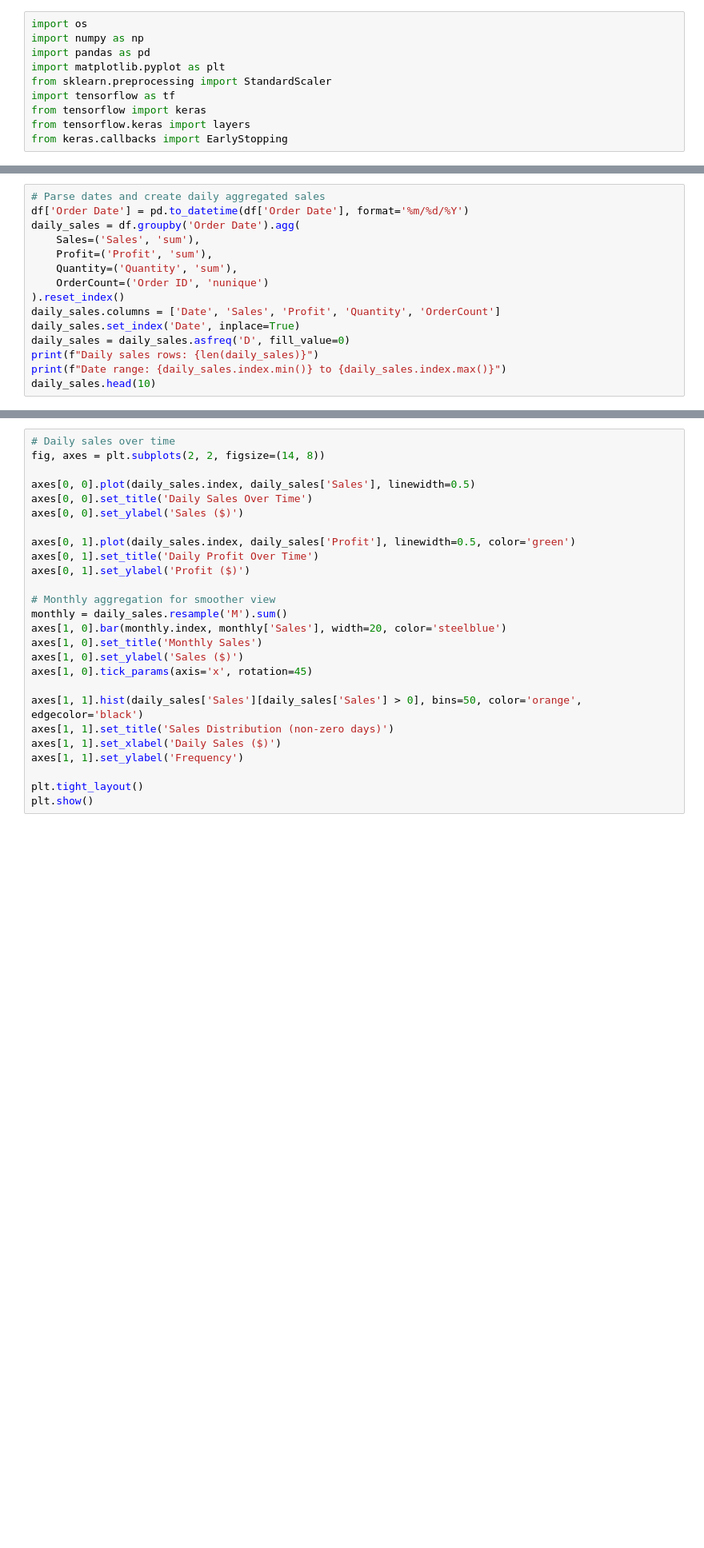
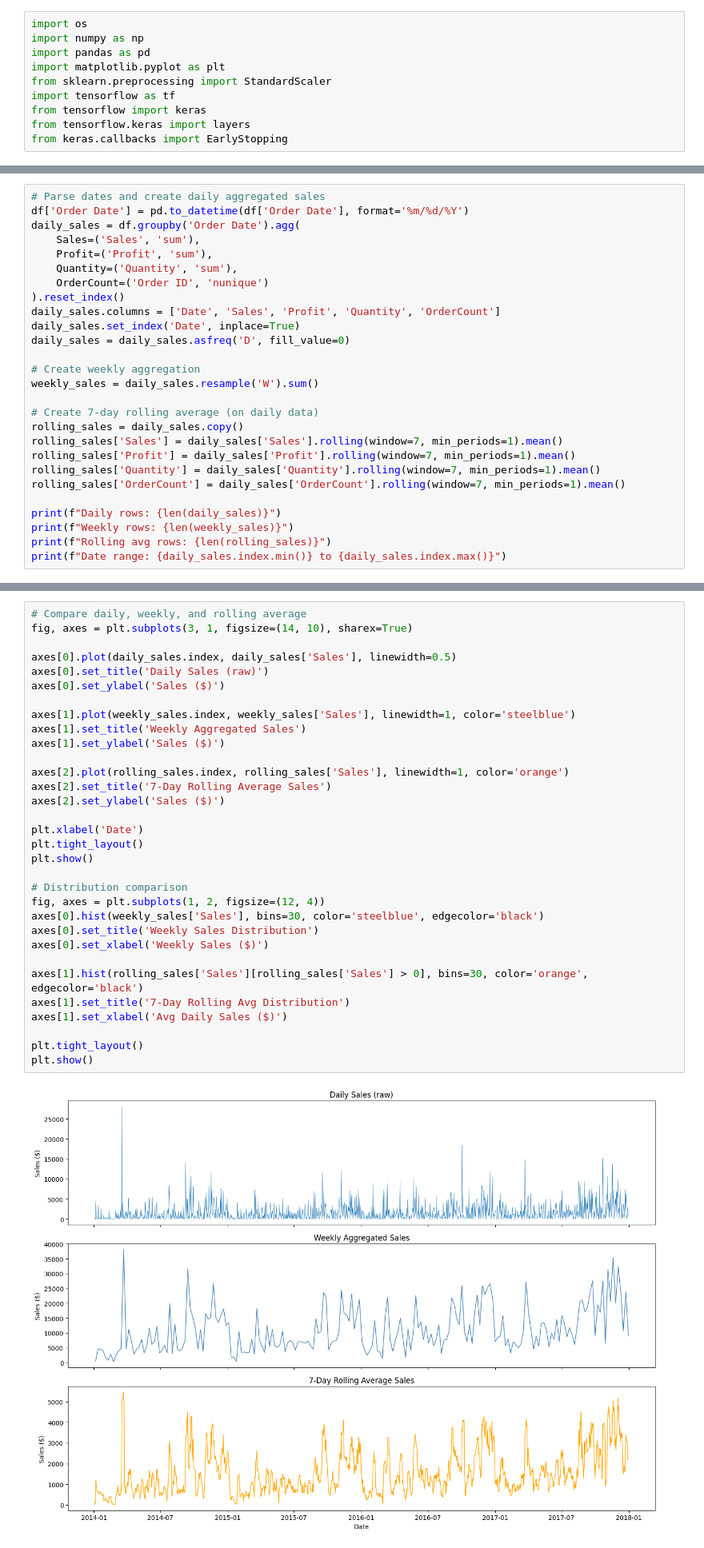
Before and after one commit to Fly1ngSpaghettiMonster/BILNHF, a Jupyter notebook: notebooks/sales_forecasting.ipynb, the cells around one changed output, grey strips where cells are left out. Shown at 80% size. Drawn from its saved outputs; the diff is of its cells as text; blank space fills up the shorter version.

```diff
--- a/notebooks/sales_forecasting.ipynb
+++ b/notebooks/sales_forecasting.ipynb
@@ -34,6 +68,18 @@ daily_sales = df.groupby('Order Date').agg(
 daily_sales.columns = ['Date', 'Sales', 'Profit', 'Quantity', 'OrderCount']
 daily_sales.set_index('Date', inplace=True)
 daily_sales = daily_sales.asfreq('D', fill_value=0)
-print(f"Daily sales rows: {len(daily_sales)}")
+
+# Create weekly aggregation
+weekly_sales = daily_sales.resample('W').sum()
+
+# Create 7-day rolling average (on daily data)
+rolling_sales = daily_sales.copy()
+rolling_sales['Sales'] = daily_sales['Sales'].rolling(window=7, min_periods=1).mean()
+rolling_sales['Profit'] = daily_sales['Profit'].rolling(window=7, min_periods=1).mean()
+rolling_sales['Quantity'] = daily_sales['Quantity'].rolling(window=7, min_periods=1).mean()
+rolling_sales['OrderCount'] = daily_sales['OrderCount'].rolling(window=7, min_periods=1).mean()
+
+print(f"Daily rows: {len(daily_sales)}")
+print(f"Weekly rows: {len(weekly_sales)}")
+print(f"Rolling avg rows: {len(rolling_sales)}")
 print(f"Date range: {daily_sales.index.min()} to {daily_sales.index.max()}")
-daily_sales.head(10)
@@ -42,26 +97,34 @@ daily_sales.head(10)
 # %%
-# Daily sales over time
-fig, axes = plt.subplots(2, 2, figsize=(14, 8))
+# Compare daily, weekly, and rolling average
+fig, axes = plt.subplots(3, 1, figsize=(14, 10), sharex=True)
 
-axes[0, 0].plot(daily_sales.index, daily_sales['Sales'], linewidth=0.5)
-axes[0, 0].set_title('Daily Sales Over Time')
-axes[0, 0].set_ylabel('Sales ($)')
+axes[0].plot(daily_sales.index, daily_sales['Sales'], linewidth=0.5)
+axes[0].set_title('Daily Sales (raw)')
+axes[0].set_ylabel('Sales ($)')
 
-axes[0, 1].plot(daily_sales.index, daily_sales['Profit'], linewidth=0.5, color='green')
-axes[0, 1].set_title('Daily Profit Over Time')
-axes[0, 1].set_ylabel('Profit ($)')
+axes[1].plot(weekly_sales.index, weekly_sales['Sales'], linewidth=1, color='steelblue')
+axes[1].set_title('Weekly Aggregated Sales')
+axes[1].set_ylabel('Sales ($)')
 
-# Monthly aggregation for smoother view
-monthly = daily_sales.resample('M').sum()
-axes[1, 0].bar(monthly.index, monthly['Sales'], width=20, color='steelblue')
-axes[1, 0].set_title('Monthly Sales')
-axes[1, 0].set_ylabel('Sales ($)')
-axes[1, 0].tick_params(axis='x', rotation=45)
+axes[2].plot(rolling_sales.index, rolling_sales['Sales'], linewidth=1, color='orange')
+axes[2].set_title('7-Day Rolling Average Sales')
+axes[2].set_ylabel('Sales ($)')
 
-axes[1, 1].hist(daily_sales['Sales'][daily_sales['Sales'] > 0], bins=50, color='orange', edgecolor='black')
-axes[1, 1].set_title('Sales Distribution (non-zero days)')
-axes[1, 1].set_xlabel('Daily Sales ($)')
-axes[1, 1].set_ylabel('Frequency')
+plt.xlabel('Date')
+plt.tight_layout()
+plt.show()
+
+# Distribution comparison
+fig, axes = plt.subplots(1, 2, figsize=(12, 4))
+axes[0].hist(weekly_sales['Sales'], bins=30, color='steelblue', edgecolor='black')
+axes[0].set_title('Weekly Sales Distribution')
+axes[0].set_xlabel('Weekly Sales ($)')
+
+axes[1].hist(rolling_sales['Sales'][rolling_sales['Sales'] > 0], bins=30, color='orange', edgecolor='black')
+axes[1].set_title('7-Day Rolling Avg Distribution')
+axes[1].set_xlabel('Avg Daily Sales ($)')
 
 plt.tight_layout()
 plt.show()
+# %% [output]
+[figure, added]
```
Also changed, not shown: parts of 31 cells of this notebook, 19 other files.
